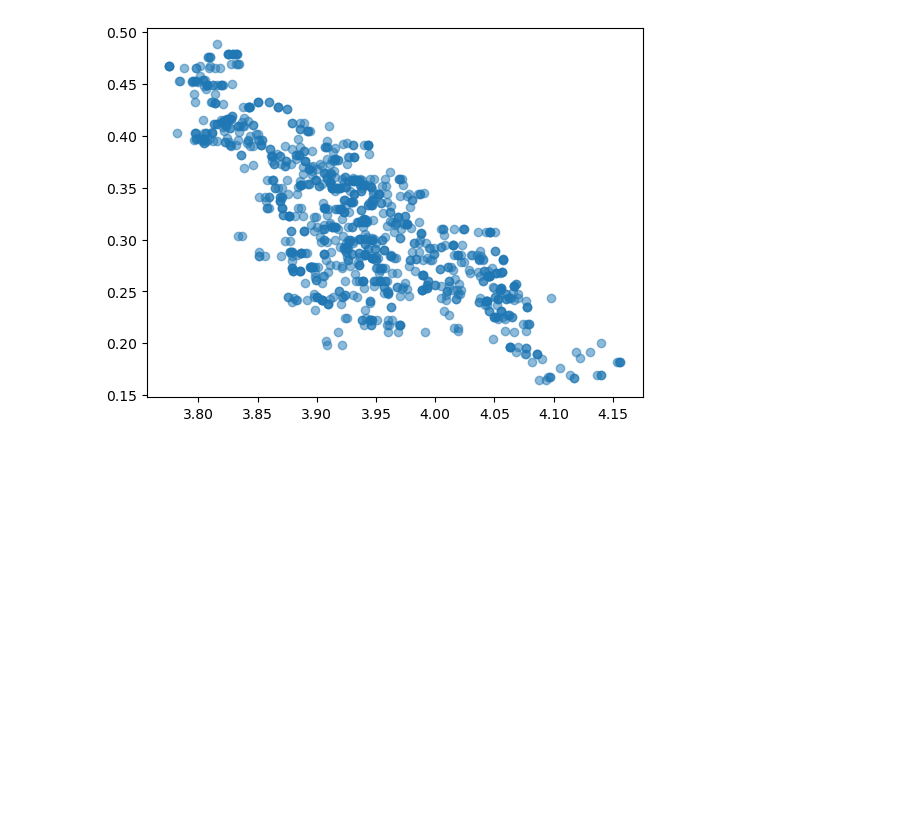
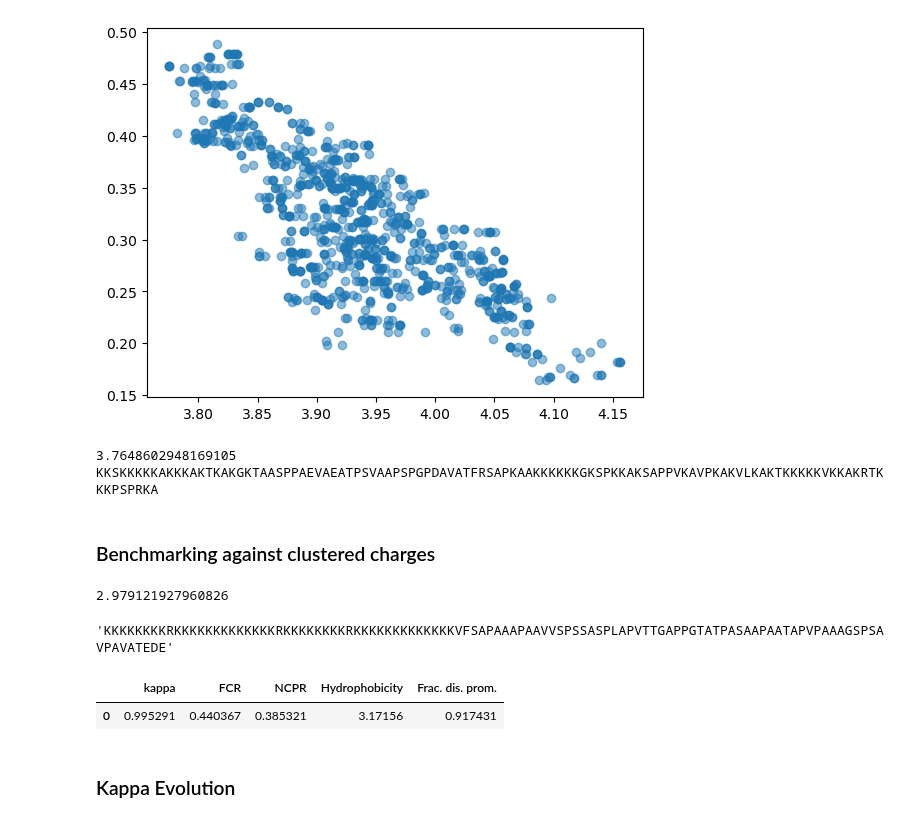
Before and after one commit to frederikespersen/OrthoIDP, a Jupyter notebook: exp/idpevo_h1-0/idpevo_h1-0.ipynb, the cells around one changed output. Saved outputs shown, nothing was run; the diff lists cells and outputs as text; code cells hidden in the pictures; blank space fills up the shorter version.

```diff
--- a/exp/idpevo_h1-0/idpevo_h1-0.ipynb
+++ b/exp/idpevo_h1-0/idpevo_h1-0.ipynb
@@ -188,3 +197,36 @@ plt.scatter(minevo[minevo.mc].obs, cider.kappa, alpha=0.5)
 # %% [output]
 <matplotlib.collections.PathCollection at 0x...>
 [figure]
+# %%
+# Finding most compact sequence
+print(minevo_rep[minevo_rep.mc].obs.min())
+print(minevo_rep[minevo_rep.obs == minevo_rep[minevo_rep.mc].obs.min()].fasta.str.join('').iloc[0])
+# %% [output]
+3.7648602948169105
+KKSKKKKKAKKKAKTKAKGKTAASPPAEVAEATPSVAAPSPGPDAVATFRSAPKAAKKKKKKGKSPKKAKSAPPVKAVPKAKVLKAKTKKKKKVKKAKRTKKKPSPRKA
+# %% [markdown]
+### Benchmarking against clustered charges
+# %%
+# Loading single simulation
+avg_clust_traj = md.load_dcd("results/avg_clust/traj.dcd", "results/avg_clust/top.pdb")
+# %%
+# Calculating Rg
+avg_clust_rg = analyse_utils.compute_rg(avg_clust_traj).mean()
+avg_clust_rg
+# %% [output]
+2.979121927960826
+# %%
+# Finding sequence
+avg_clust_seq = ''.join(simulate_utils.extract_sequences(avg_clust_traj.topology).aa)
+avg_clust_seq
+# %% [output]
+'KKKKKKKKRKKKKKKKKKKKKKRKKKKKKKKRKKKKKKKKKKKKKVFSAPAAAPAAVVSPSSASPLAPVTTGAPPGTATPASAAPAATAPVPAAAGSPSAVPAVATEDE'
+# %%
+# Calculating cider parameters
+avg_clust_cider = analyse_utils.cider_parameters(avg_clust_seq)
+avg_clust_cider
+# %% [output]
+|  | kappa | FCR | NCPR | Hydrophobicity | Frac. dis. prom. |
+| 0 | 0.995291 | 0.440367 | 0.385321 | 3.17156 | 0.917431 |
+# %% [markdown]
+### Kappa Evolution
```
Also changed, not shown: parts of 12 cells of this notebook.
